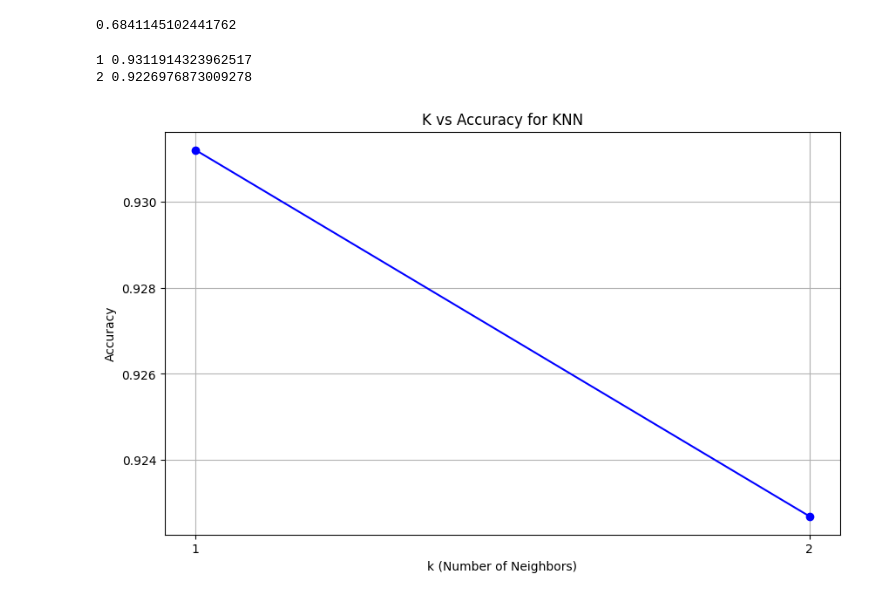
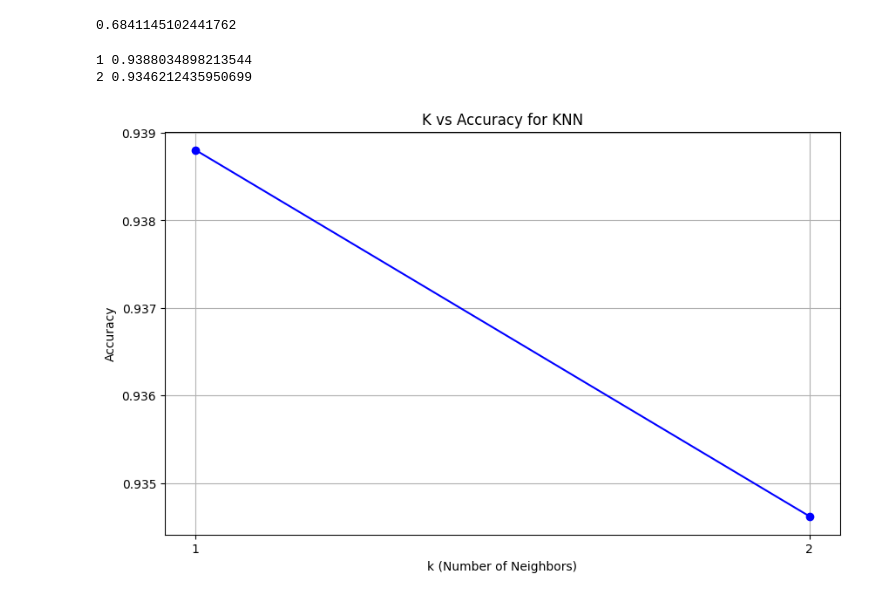
Before and after one commit to Sreyas-J/LendOrLoseMLPrediction, a Jupyter notebook: project1.ipynb, the cells around one changed output. Saved outputs shown, nothing was run; the diff lists cells and outputs as text; code cells hidden in the pictures.

```diff
--- a/project1.ipynb
+++ b/project1.ipynb
@@ -50,12 +51,8 @@ Name: count, dtype: int64
 | 204276 | SVGAIO53ZK | 36 | 97844 | 188593 | 542 | 2 | 3 | 23.14 | ... |
 204277 rows × 18 columns
 # %%
-col_to_convert=["Education","EmploymentType","MaritalStatus","HasMortgage","HasDependents","LoanPurpose","HasCoSigner"]
-le_dict={}
+le = LabelEncoder()
 
-for col in col_to_convert:
-    le=LabelEncoder()
-    le_dict[col]=le
-    df[col]=le.fit_transform(df[col])
-
-df
+# Fit and transform the specified columns
+for col in ['Education', 'EmploymentType', 'MaritalStatus', 'LoanPurpose', 'HasMortgage', 'HasDependents', 'HasCoSigner']:
+    df[col] = le.fit_transform(df[col])
@@ -191,8 +180,8 @@ After undersampling:  Default
 1    23753
 Name: count, dtype: int64
 # %%
-X_train_oversampled, X_test_oversampled, y_train_oversampled, y_test_oversampled = train_test_split(X_oversampled, Y_oversampled, test_size=0.3, random_state=2)
-X_train_undersampled, X_test_undersampled, y_train_undersampled, y_test_undersampled = train_test_split(X_undersampled, Y_undersampled, test_size=0.3, random_state=2)
+X_train_oversampled, X_test_oversampled, y_train_oversampled, y_test_oversampled = train_test_split(X_oversampled, Y_oversampled, test_size=0.2, random_state=2)
+X_train_undersampled, X_test_undersampled, y_train_undersampled, y_test_undersampled = train_test_split(X_undersampled, Y_undersampled, test_size=0.2, random_state=2)
 # %%
 def train_normalized(model,name,sample,X_train,Y_train,X_val,Y_val,X_test,loan_id):
     model.fit(X_train,Y_train)
@@ -214,8 +222,11 @@ def train_normalized(model,name,sample,X_train,Y_train,X_val,Y_val,X_test,loan_i
 # %%
 test_df=pd.read_csv("lend-or-lose/test.csv")
 
-for col, le in le_dict.items():
-    test_df[col]=le.fit_transform(test_df[col])
+le = LabelEncoder()
+
+# Fit and transform the specified columns
+for col in ['Education', 'EmploymentType', 'MaritalStatus', 'LoanPurpose', 'HasMortgage', 'HasDependents', 'HasCoSigner']:
+    test_df[col] = le.fit_transform(test_df[col])
 
 test_normalized_df=scaler.transform(test_df[features])
 test_normalized_df = pd.DataFrame(test_normalized_df, columns=features)
@@ -258,36 +269,36 @@ Results saved in LogisticRegression/LogisticRegression_undersampled.csv
 # %%
 os.makedirs("KNN", exist_ok=True)
 
-k_values = range(1, 10)  # Adjust the upper limit if you want to test more values
+k_values = range(1, 3)  # Adjust the upper limit if you want to test more values
 accuracies = []
 best_acc=0
 knn_oversampled=None
 
 # Loop over the range of k values
 for k in k_values:
     knn = KNeighborsClassifier(n_neighbors=k)
     knn.fit(X_train_oversampled, y_train_oversampled)
     y_pred = knn.predict(X_test_oversampled)
     acc = accuracy_score(y_test_oversampled, y_pred)
     if acc>best_acc:
         best_acc=acc
         knn_oversampled=knn
     print(k,acc)
     accuracies.append(acc)
 
 # Plot k vs. accuracy
 plt.figure(figsize=(10, 6))
 plt.plot(k_values, accuracies, marker='o', linestyle='-', color='b')
 plt.xlabel("k (Number of Neighbors)")
 plt.ylabel("Accuracy")
 plt.title("K vs Accuracy for KNN")
 plt.xticks(k_values)  # Make sure all values of k are shown on the x-axis
 plt.grid(True)
 plt.show()
 # %% [output]
-1 0.9311914323962517
-2 0.9226976873009278
+1 0.9388034898213544
+2 0.9346212435950699
-[figure, old version]
+[figure, new version]
 # %%
 best_acc = 0
 accuracies = []
```
Also changed, not shown: parts of 13 cells of this notebook, 13 other files.
